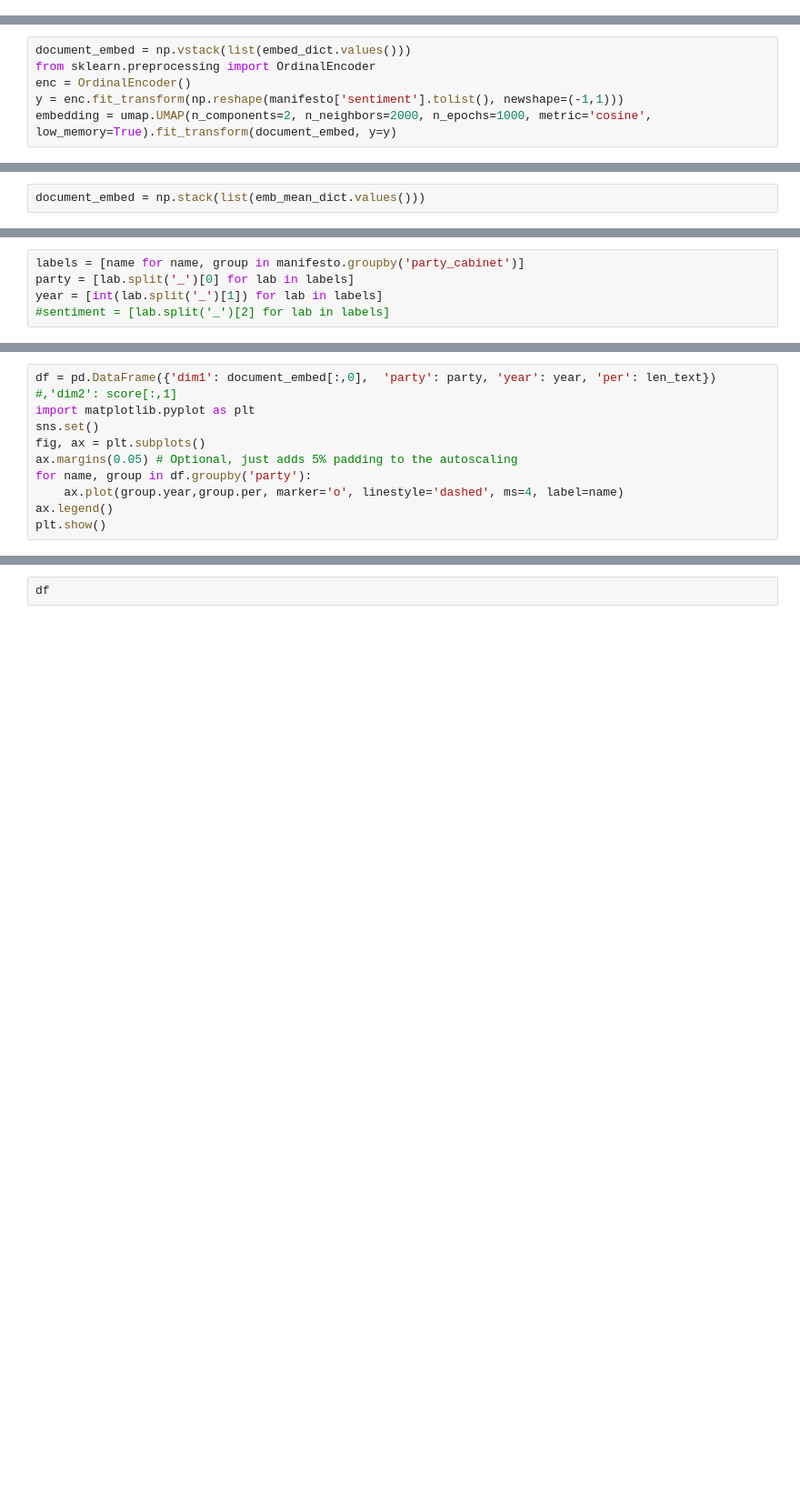
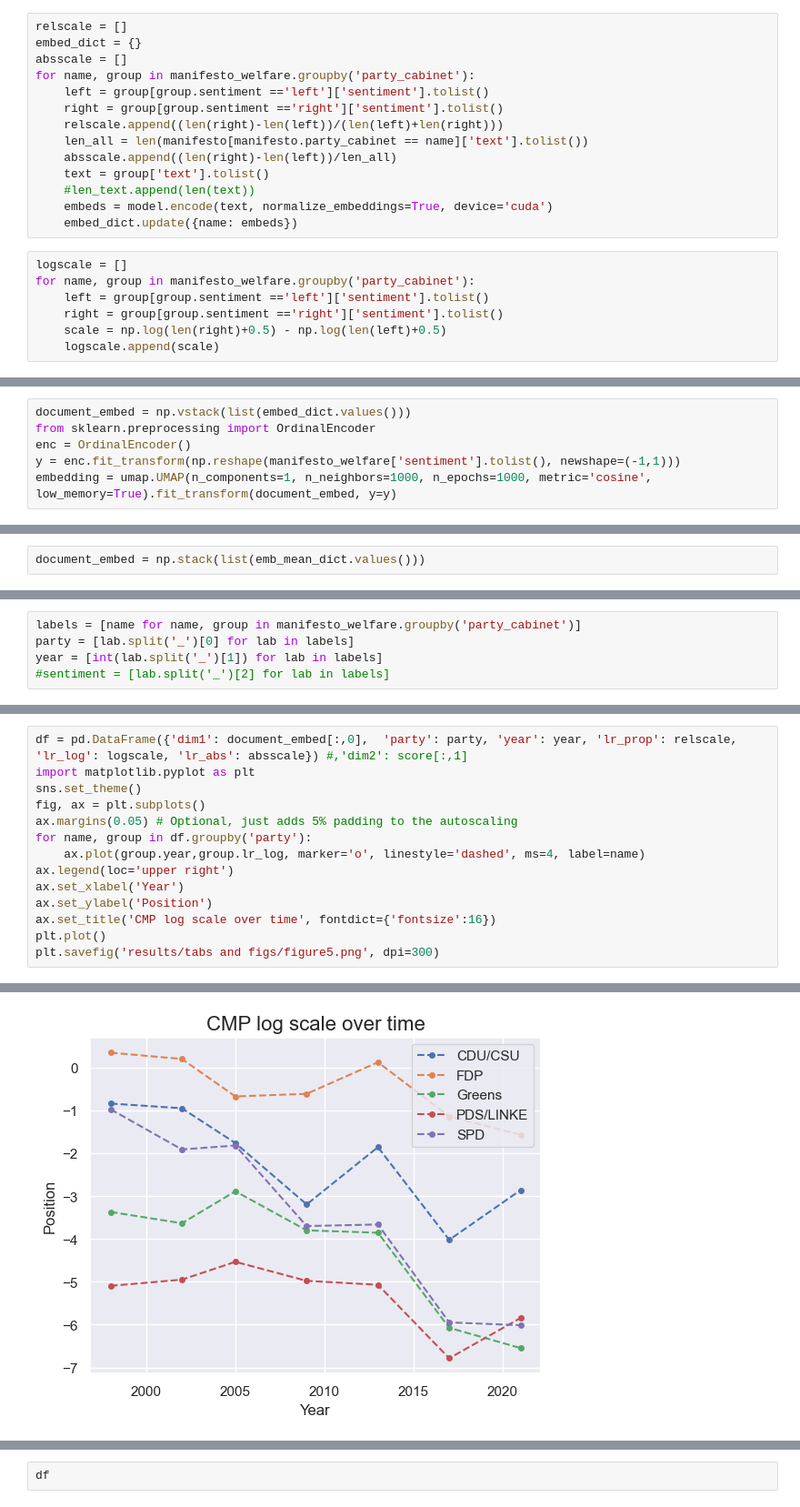
Before and after one commit to hungnguyen167/ContextScale, a Jupyter notebook: BERT_Scaler.ipynb, the cells around one changed output, grey strips where cells are left out. Shown at 91% size. Drawn from its saved outputs; the diff is of its cells as text; blank space fills up the shorter version.

```diff
--- a/BERT_Scaler.ipynb
+++ b/BERT_Scaler.ipynb
@@ -997,3 +948,24 @@ len_text = np.divide(len_text, len_all)
+# %%
+relscale = []
+embed_dict = {}
+absscale = []
+for name, group in manifesto_welfare.groupby('party_cabinet'):
+    left = group[group.sentiment =='left']['sentiment'].tolist()
+    right = group[group.sentiment =='right']['sentiment'].tolist()
+    relscale.append((len(right)-len(left))/(len(left)+len(right)))
+    len_all = len(manifesto[manifesto.party_cabinet == name]['text'].tolist())
+    absscale.append((len(right)-len(left))/len_all)
+    text = group['text'].tolist()
+    #len_text.append(len(text))
+    embeds = model.encode(text, normalize_embeddings=True, device='cuda')
+    embed_dict.update({name: embeds})
+# %%
+logscale = []
+for name, group in manifesto_welfare.groupby('party_cabinet'):
+    left = group[group.sentiment =='left']['sentiment'].tolist()
+    right = group[group.sentiment =='right']['sentiment'].tolist()
+    scale = np.log(len(right)+0.5) - np.log(len(left)+0.5)
+    logscale.append(scale)
 # %%
 np.vstack(list(embed_dict.values())).shape
 # %% [output]
@@ -1002,8 +974,8 @@ np.vstack(list(embed_dict.values())).shape
 document_embed = np.vstack(list(embed_dict.values()))
 from sklearn.preprocessing import OrdinalEncoder
 enc = OrdinalEncoder()
-y = enc.fit_transform(np.reshape(manifesto['sentiment'].tolist(), newshape=(-1,1)))
-embedding = umap.UMAP(n_components=2, n_neighbors=2000, n_epochs=1000, metric='cosine', low_memory=True).fit_transform(document_embed, y=y)
+y = enc.fit_transform(np.reshape(manifesto_welfare['sentiment'].tolist(), newshape=(-1,1)))
+embedding = umap.UMAP(n_components=1, n_neighbors=1000, n_epochs=1000, metric='cosine', low_memory=True).fit_transform(document_embed, y=y)
 # %%
 emb_mean_dict = {}
 for name, group in manifesto_welfare.groupby('party_cabinet'):
@@ -1020,5 +988,5 @@ document_embed.shape
 # %%
-labels = [name for name, group in manifesto.groupby('party_cabinet')]
+labels = [name for name, group in manifesto_welfare.groupby('party_cabinet')]
 party = [lab.split('_')[0] for lab in labels]
 year = [int(lab.split('_')[1]) for lab in labels]
 #sentiment = [lab.split('_')[2] for lab in labels]
@@ -1025,11 +998,15 @@ year = [int(lab.split('_')[1]) for lab in labels]
 # %%
-df = pd.DataFrame({'dim1': document_embed[:,0],  'party': party, 'year': year, 'per': len_text}) #,'dim2': score[:,1]
+df = pd.DataFrame({'dim1': document_embed[:,0],  'party': party, 'year': year, 'lr_prop': relscale, 'lr_log': logscale, 'lr_abs': absscale}) #,'dim2': score[:,1]
 import matplotlib.pyplot as plt
-sns.set()
+sns.set_theme()
 fig, ax = plt.subplots()
 ax.margins(0.05) # Optional, just adds 5% padding to the autoscaling
 for name, group in df.groupby('party'):
-    ax.plot(group.year,group.per, marker='o', linestyle='dashed', ms=4, label=name)
-ax.legend()
-plt.show()
+    ax.plot(group.year,group.lr_log, marker='o', linestyle='dashed', ms=4, label=name)
+ax.legend(loc='upper right')
+ax.set_xlabel('Year')
+ax.set_ylabel('Position')
+ax.set_title('CMP log scale over time', fontdict={'fontsize':16})
+plt.plot()
+plt.savefig('results/tabs and figs/figure5.png', dpi=300)
 # %% [output]
@@ -1036,0 +1013 @@ NameError: name 'document_embed' is not defined
+[figure, added]
```
Also changed, not shown: parts of 16 cells of this notebook, 2 other files.
